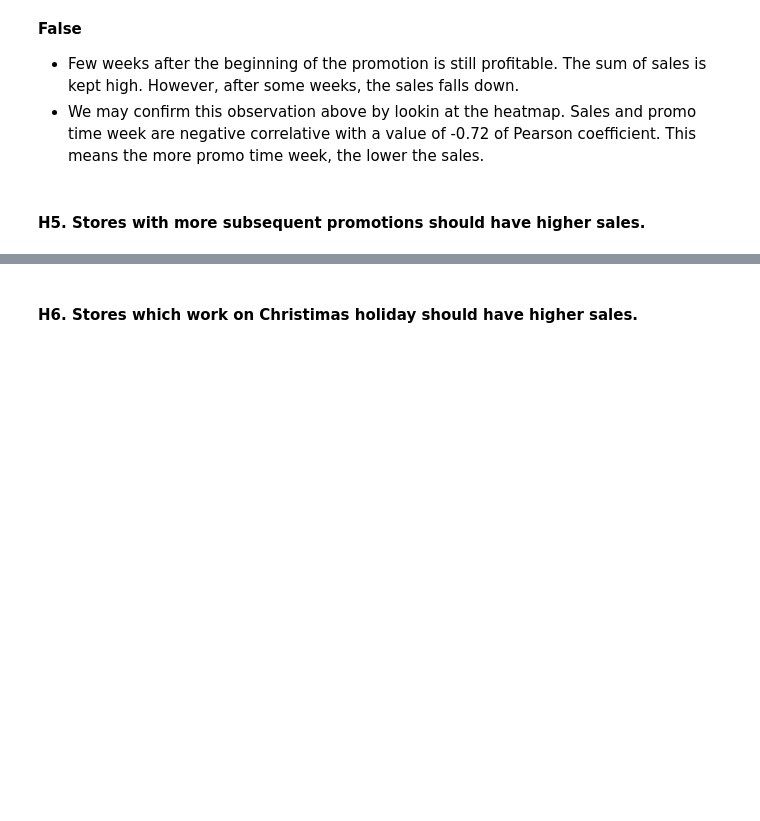
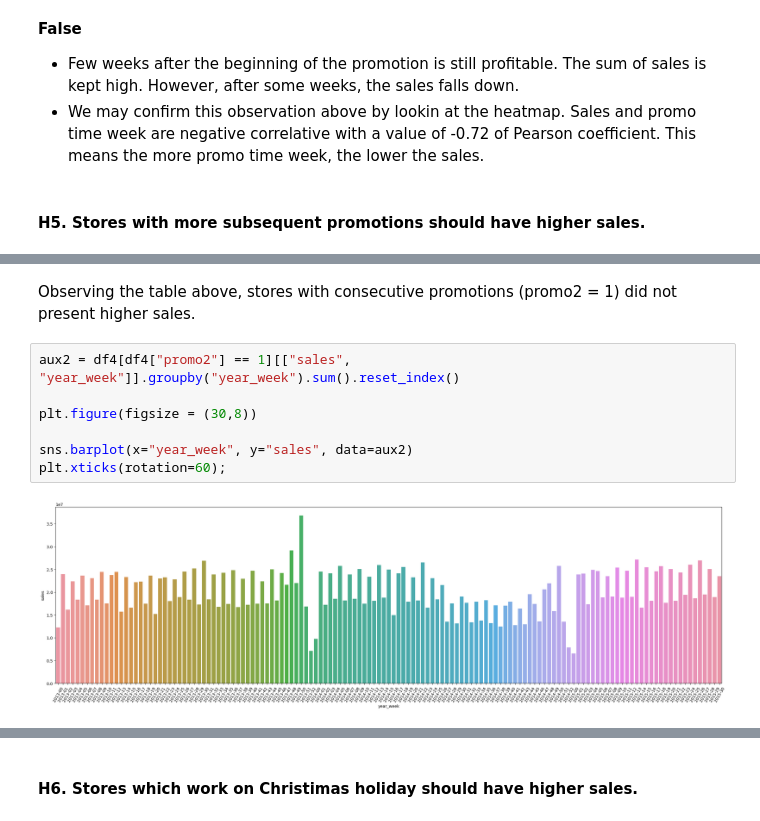
Before and after one commit to lucasquemelli/Rossman_Store_Sales, a Jupyter notebook: rossmann_store_sales.ipynb, the cells around one changed output, grey strips where cells are left out. Drawn from its saved outputs; the diff is of its cells as text; blank space fills up the shorter version.

```diff
--- a/rossmann_store_sales.ipynb
+++ b/rossmann_store_sales.ipynb
@@ -1158,0 +1148,11 @@ sns.heatmap(aux1.corr(method="pearson"), mask = mask, annot=True);
+# %% [markdown]
+Observing the table above, stores with consecutive promotions (promo2 = 1) did not present higher sales.
+# %%
+aux2 = df4[df4["promo2"] == 1][["sales", "year_week"]].groupby("year_week").sum().reset_index()
+
+plt.figure(figsize = (30,8))
+
+sns.barplot(x="year_week", y="sales", data=aux2)
+plt.xticks(rotation=60);
+# %% [output]
+[figure, added]
```
Also changed, not shown: parts of 6 cells of this notebook.
